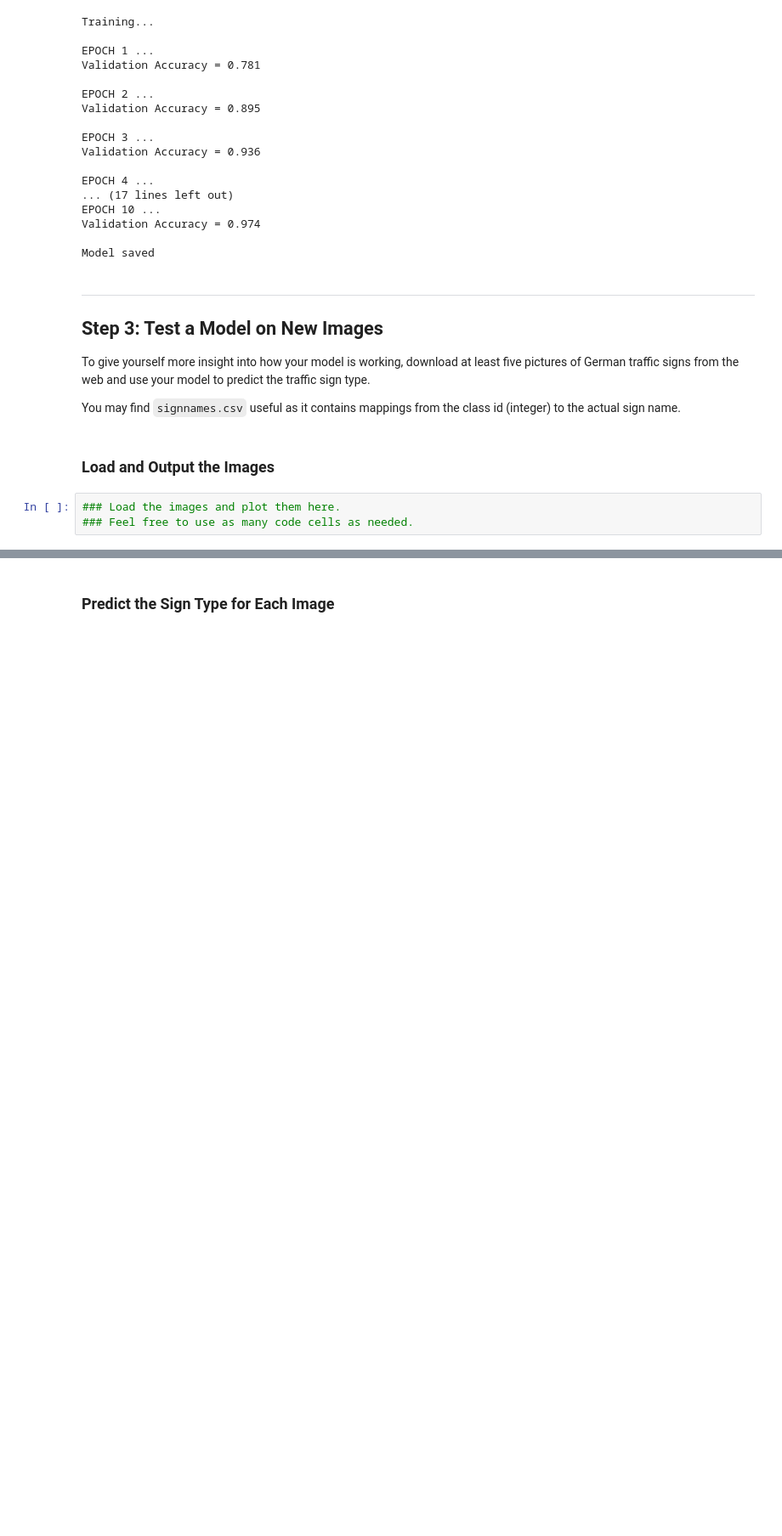
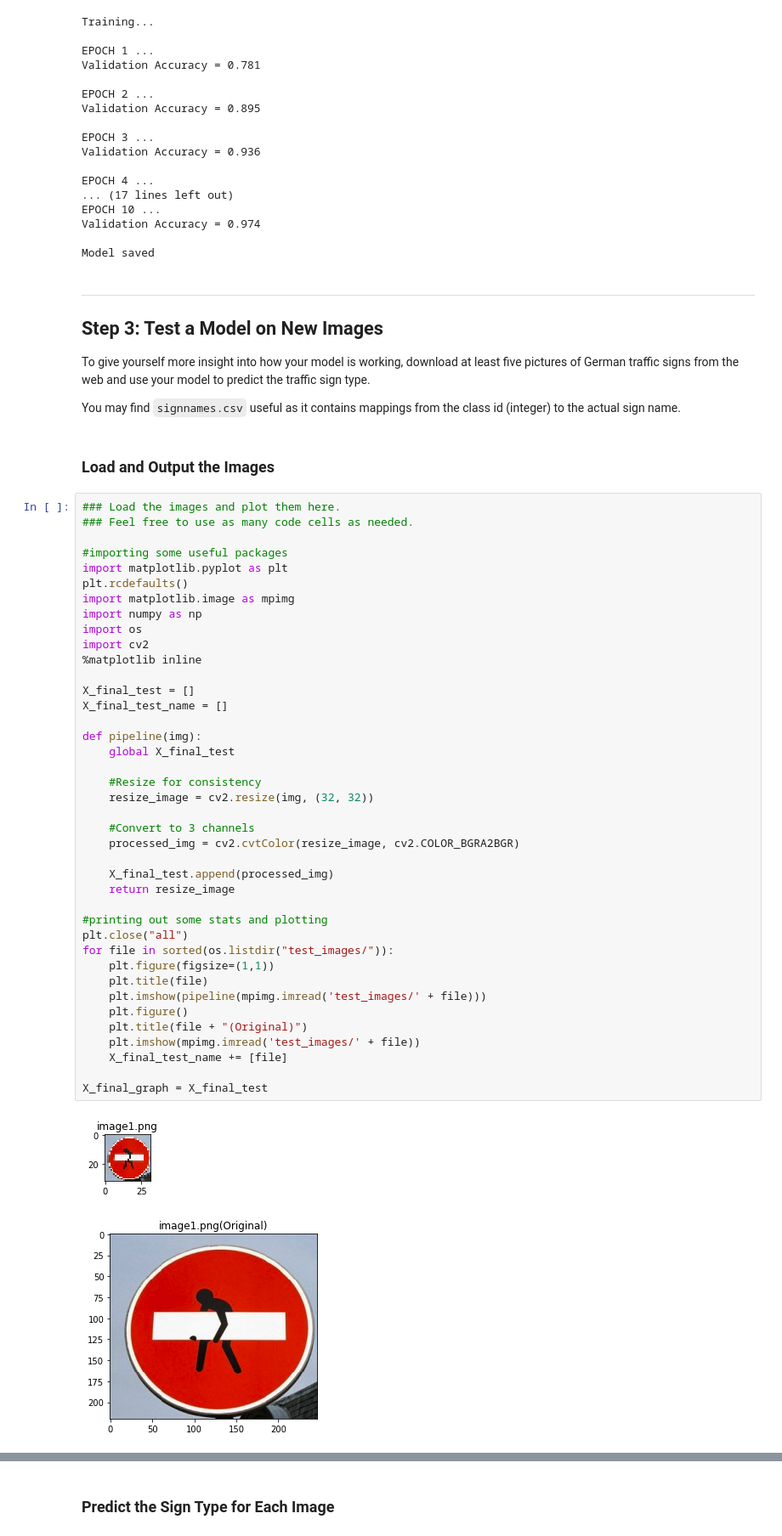
Before and after one commit to sethbunke/CarND-Traffic-Sign-Classifier-Project, a Jupyter notebook: Traffic_Sign_Classifier.ipynb, the cells around one changed output, grey strips where cells are left out. Shown: that part at 85% size. Cells and saved outputs as stored; diff of their text form; blank space fills up the shorter version.

Commit message:
loading sample images

```diff
--- a/Traffic_Sign_Classifier.ipynb
+++ b/Traffic_Sign_Classifier.ipynb
@@ -337,6 +337,46 @@ To give yourself more insight into how your model is working, download at least
 You may find `signnames.csv` useful as it contains mappings from the class id (integer) to the actual sign name.
 # %% [markdown]
 ### Load and Output the Images
-# %%
-### Load the images and plot them here.
-### Feel free to use as many code cells as needed.
+# %%
+### Load the images and plot them here.
+### Feel free to use as many code cells as needed.
+
+#importing some useful packages
+import matplotlib.pyplot as plt
+plt.rcdefaults()
+import matplotlib.image as mpimg
+import numpy as np
+import os
+import cv2
+%matplotlib inline
+
+X_final_test = []
+X_final_test_name = []
+
+def pipeline(img):
+    global X_final_test
+
+    #Resize for consistency
+    resize_image = cv2.resize(img, (32, 32))
+
+    #Convert to 3 channels
+    processed_img = cv2.cvtColor(resize_image, cv2.COLOR_BGRA2BGR)
+
+    X_final_test.append(processed_img)
+    return resize_image
+
+#printing out some stats and plotting
+plt.close("all")
+for file in sorted(os.listdir("test_images/")):
+    plt.figure(figsize=(1,1))
+    plt.title(file)
+    plt.imshow(pipeline(mpimg.imread('test_images/' + file)))
+    plt.figure()
+    plt.title(file + "(Original)")
+    plt.imshow(mpimg.imread('test_images/' + file))
+    X_final_test_name += [file]
+
+X_final_graph = X_final_test
+# %% [output]
+[figure, added]
+[figure, added]
```
Also changed, not shown: parts of 3 cells of this notebook, 1 other file.
